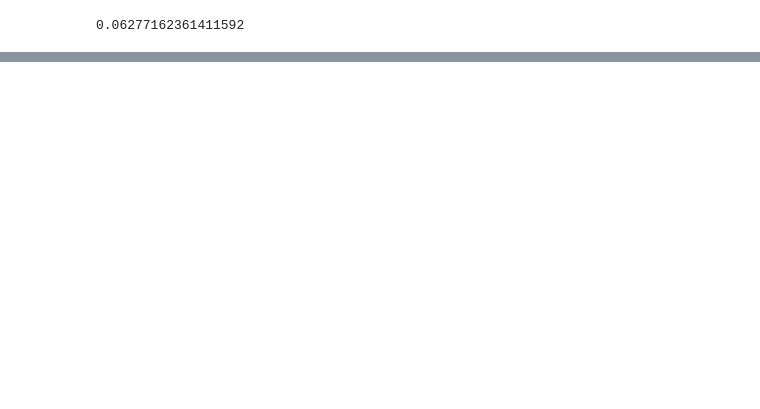
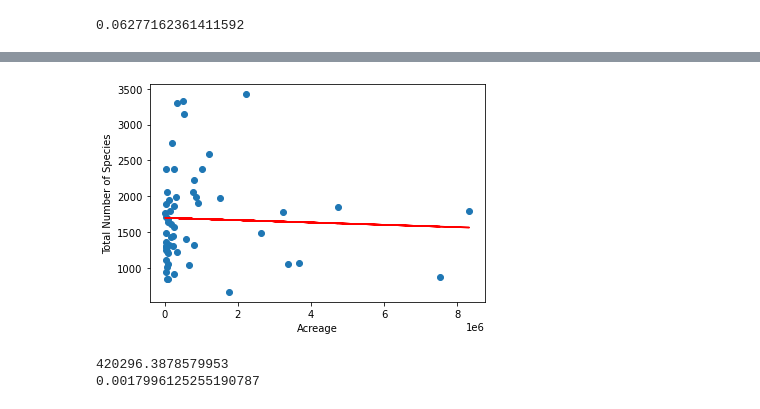
Before and after one commit to holleyvoegtle/Biodiversity_Analysis, a Jupyter notebook: machine-learning/Biodiversity_MachineLearning.ipynb, the cells around one changed output, grey strips where cells are left out. Saved outputs shown, nothing was run; the diff lists cells and outputs as text; code cells hidden in the pictures; blank space fills up the shorter version.

```diff
--- a/machine-learning/Biodiversity_MachineLearning.ipynb
+++ b/machine-learning/Biodiversity_MachineLearning.ipynb
@@ -384,0 +414,3 @@ metrics.r2_score(y, y_pred)
+# %%
+X = biodiversity_clean_df.ACRES.values.reshape(-1,1)
+y = biodiversity_clean_df.total_species.values.reshape(-1,1)
@@ -384,0 +424,18 @@ metrics.r2_score(y, y_pred)
+# %%
+plt.scatter(X,y)
+plt.plot(X, y_pred, color='red')
+plt.xlabel('Acreage')
+plt.ylabel('Total Number of Species')
+plt.show()
+# %% [output]
+[figure, added]
+# %%
+from sklearn.metrics import mean_squared_error
+mean_squared_error(y, y_pred)
+print(mean_squared_error(y, y_pred))
+from sklearn import metrics
+metrics.r2_score(y, y_pred)
+print(metrics.r2_score(y, y_pred))
+# %% [output]
+420296.3878579953
+0.0017996125255190787
```
Also changed, not shown: parts of 40 cells of this notebook.
